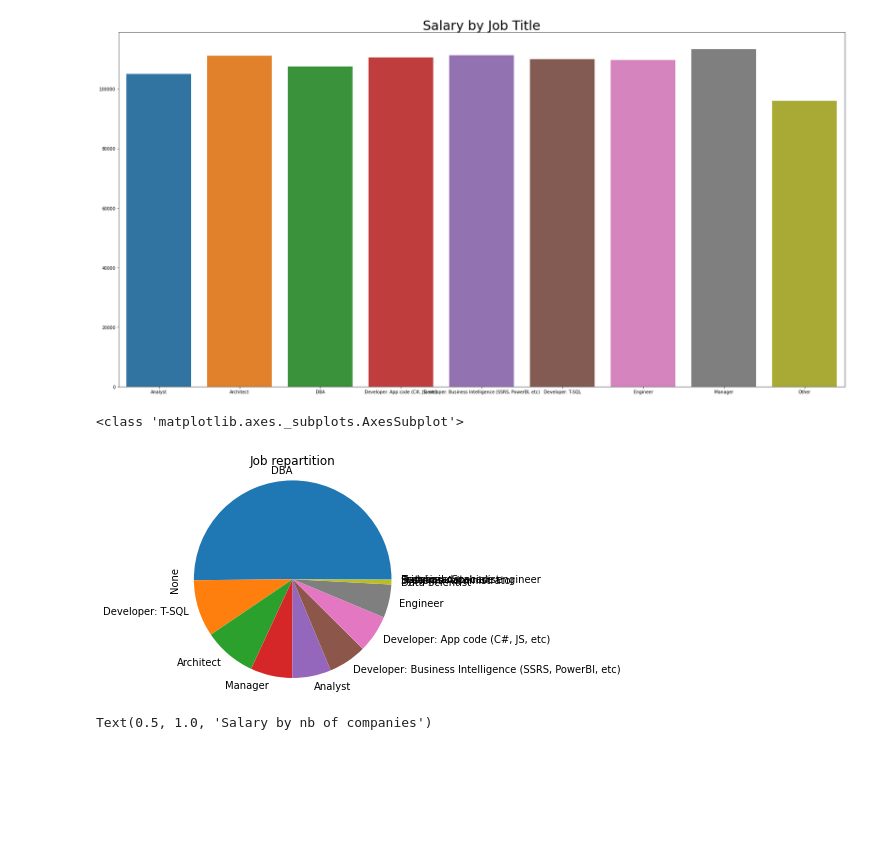
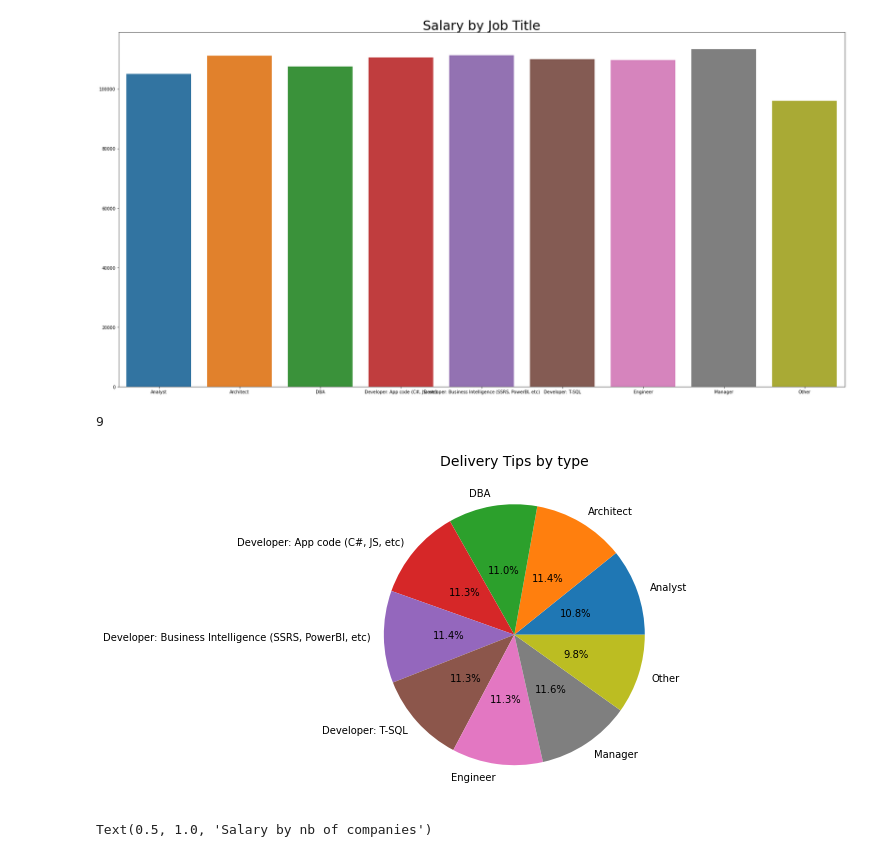
Before and after one commit to MistSF/American-Dream, a Jupyter notebook: notebook/career_visualisation.ipynb, the cells around one changed output. Saved outputs shown, nothing was run; the diff lists cells and outputs as text; code cells hidden in the pictures; blank space fills up the shorter version.

Commit message:
update pie chart

```diff
--- a/notebook/career_visualisation.ipynb
+++ b/notebook/career_visualisation.ipynb
@@ -75,15 +75,16 @@ See the caveats in the documentation: https://pandas.pydata.org/pandas-docs/stab
   iloc._setitem_with_indexer(indexer, value, self.name)
 Représentation des salaire par poste
 [figure]
-# %%
-# Job repartition
-jobPart = countJT.plot(kind="pie")
-jobPart.set_title("Job repartition")
-jobPart.autoscale()
-print(type(jobPart))
-# %% [output]
-<class 'matplotlib.axes._subplots.AxesSubplot'>
-[figure, removed]
+# %%
+# Job repartition
+#Using matplotlib
+pie, ax = plt.subplots(figsize=[10,6])
+plt.pie(x=values, autopct="%.1f%%", labels=keys, pctdistance=0.5)
+plt.title("Delivery Tips by type", fontsize=14)
+pie.savefig("DeliveryPieChart.png")
+# %% [output]
+9
+[figure, added]
 # %%
 # Salary by nb of companies
 slrbynbcomp = data[["SalaryUSD", "HowManyCompanies"]]
```
Also changed, not shown: parts of 1 cell of this notebook.
